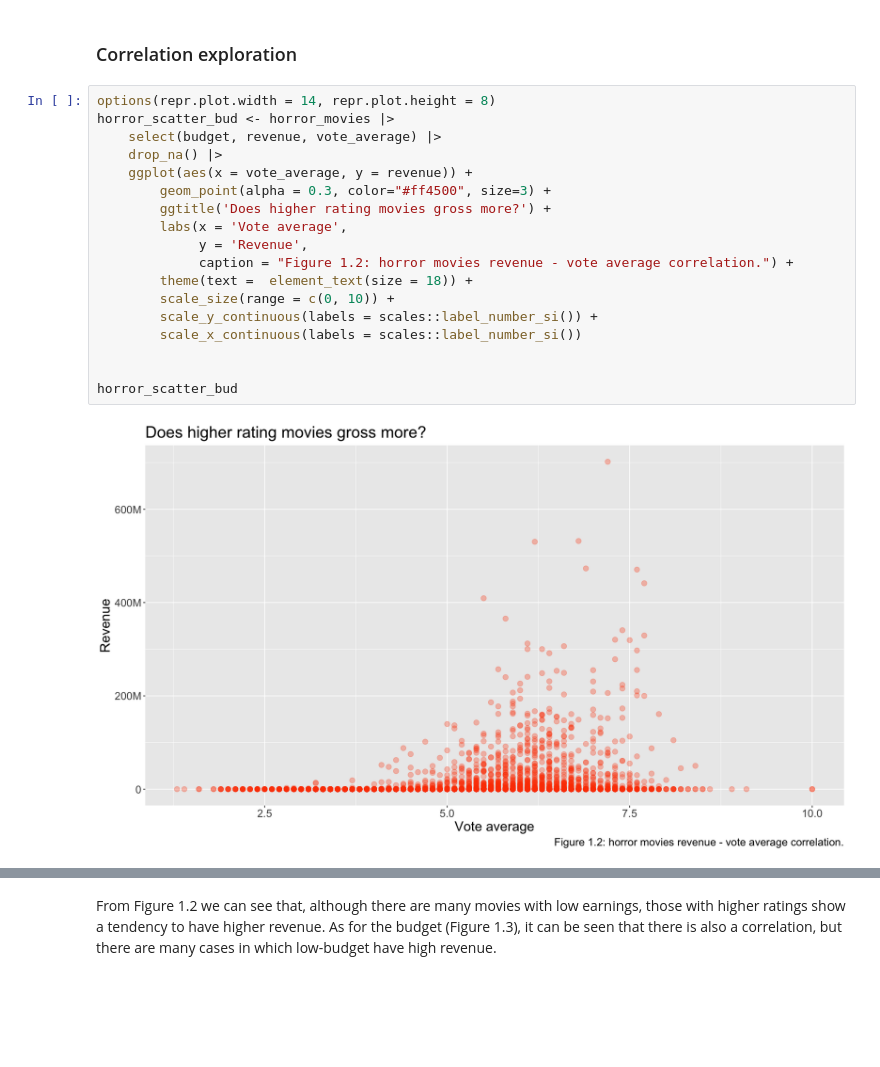
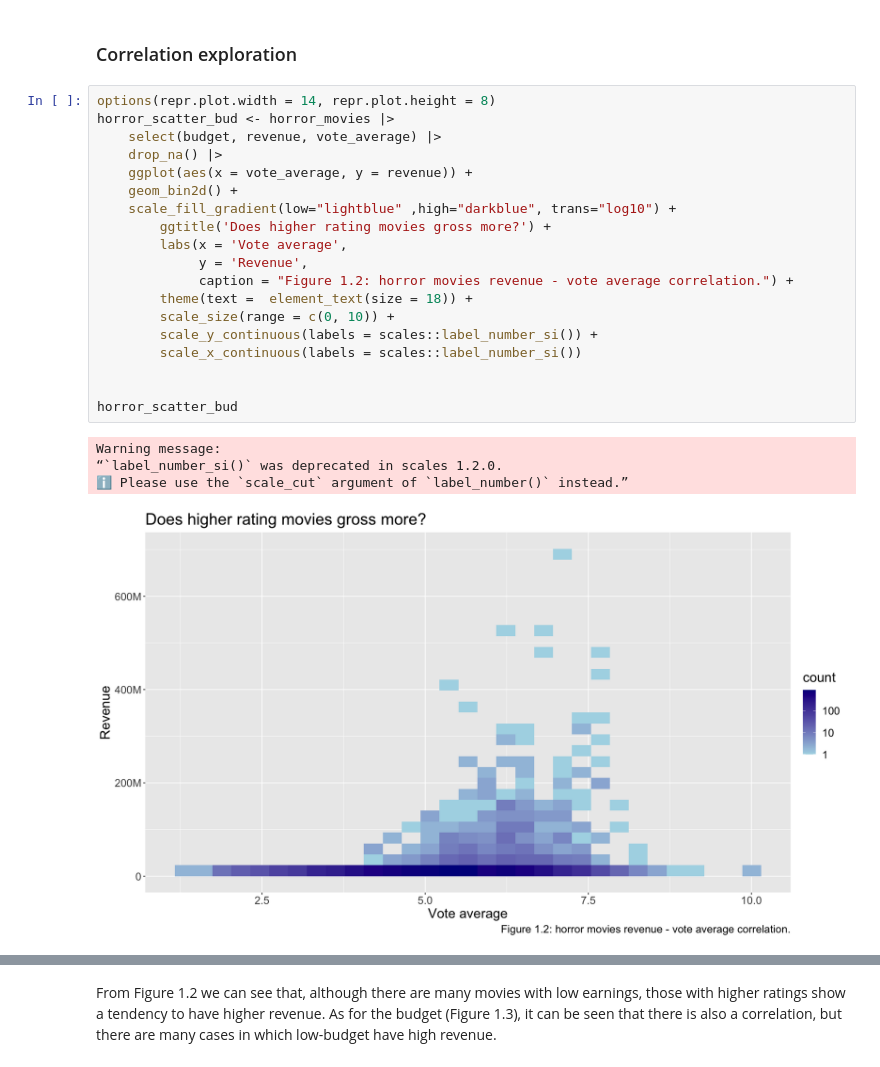
Before and after one commit to UBC-MDS/horror_movies, a Jupyter notebook: notebooks/Horror_movies_attributes_and_revenue_EDA.ipynb, the cells around one changed output, grey strips where cells are left out. Cells and saved outputs as stored; diff of their text form; blank space fills up the shorter version.

```diff
--- a/notebooks/Horror_movies_attributes_and_revenue_EDA.ipynb
+++ b/notebooks/Horror_movies_attributes_and_revenue_EDA.ipynb
@@ -144,23 +138,27 @@ From Figure 1.1 we can observe that the attributes with the highest correlation
 # %%
 options(repr.plot.width = 14, repr.plot.height = 8)
 horror_scatter_bud <- horror_movies |>
     select(budget, revenue, vote_average) |>
     drop_na() |>
     ggplot(aes(x = vote_average, y = revenue)) +
-        geom_point(alpha = 0.3, color="#ff4500", size=3) +
+    geom_bin2d() +
+    scale_fill_gradient(low="lightblue" ,high="darkblue", trans="log10") +
         ggtitle('Does higher rating movies gross more?') +
         labs(x = 'Vote average',
              y = 'Revenue',
              caption = "Figure 1.2: horror movies revenue - vote average correlation.") +
         theme(text =  element_text(size = 18)) +
         scale_size(range = c(0, 10)) +
         scale_y_continuous(labels = scales::label_number_si()) +
         scale_x_continuous(labels = scales::label_number_si())
 
 
 horror_scatter_bud
 # %% [output]
+Warning message:
+“`label_number_si()` was deprecated in scales 1.2.0.
+ℹ Please use the `scale_cut` argument of `label_number()` instead.”
-[figure, old version]
+[figure, new version]
 # %%
 options(repr.plot.width = 14, repr.plot.height = 8)
 horror_scatter_vote <- horror_movies |>
```
Also changed, not shown: parts of 5 cells of this notebook, 3 other files.
